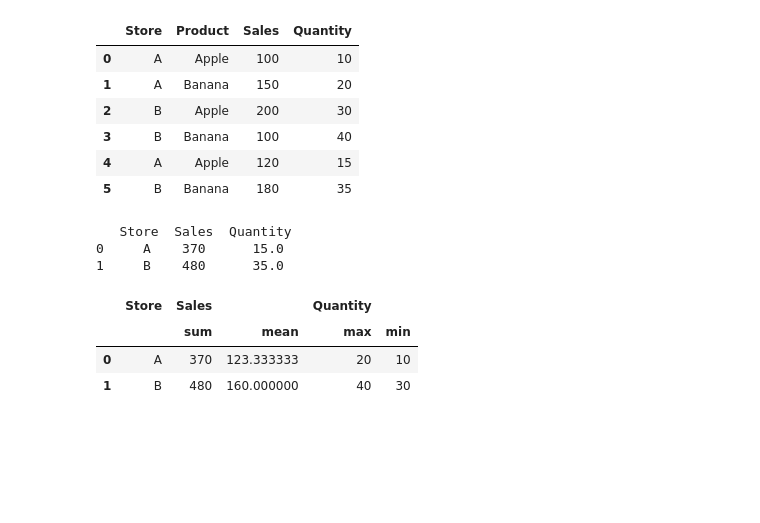
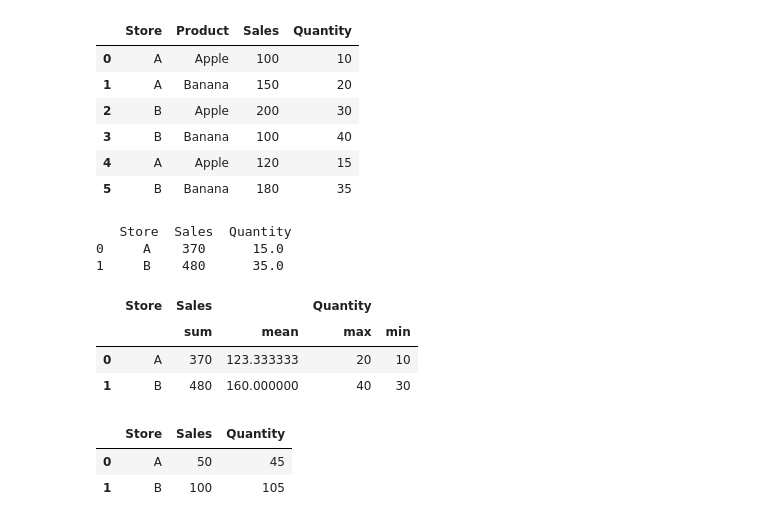
Before and after one commit to Lenmbugua/Python-Numpy-and-Pandas, a Jupyter notebook: Pandas.ipynb, the cells around one changed output. Drawn from its saved outputs; the diff is of its cells as text; code cells hidden in the pictures; blank space fills up the shorter version.

Commit message:
Custom aggregations functions using Groupby function

```diff
--- a/Pandas.ipynb
+++ b/Pandas.ipynb
@@ -2799,3 +2799,15 @@ display(result)
 |  |  | sum | mean | max | min |
 | 0 | A | 370 | 123.333333 | 20 | 10 |
 | 1 | B | 480 | 160.000000 | 40 | 30 |
+# %%
+#Custom Aggregation Functions using GroupBy Function
+agg_dict = {
+    'Sales':lambda x : x.max() - x.min(),    #Custom function: range of 'Sales'
+    'Quantity': 'sum'        #sum for quantity
+}
+result = df.groupby('Store').agg(agg_dict).reset_index()
+result
+# %% [output]
+|  | Store | Sales | Quantity |
+| 0 | A | 50 | 45 |
+| 1 | B | 100 | 105 |
```
